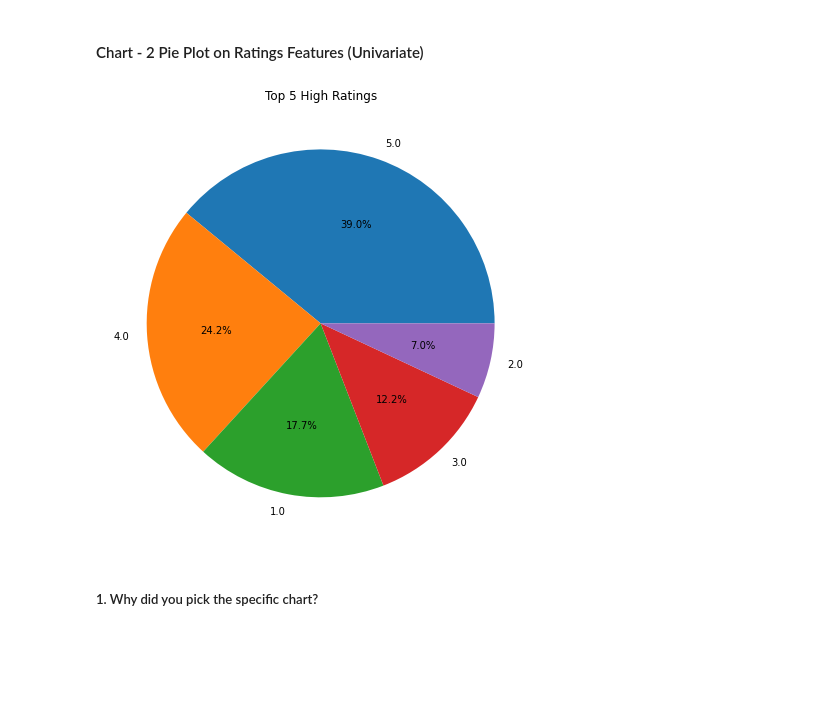
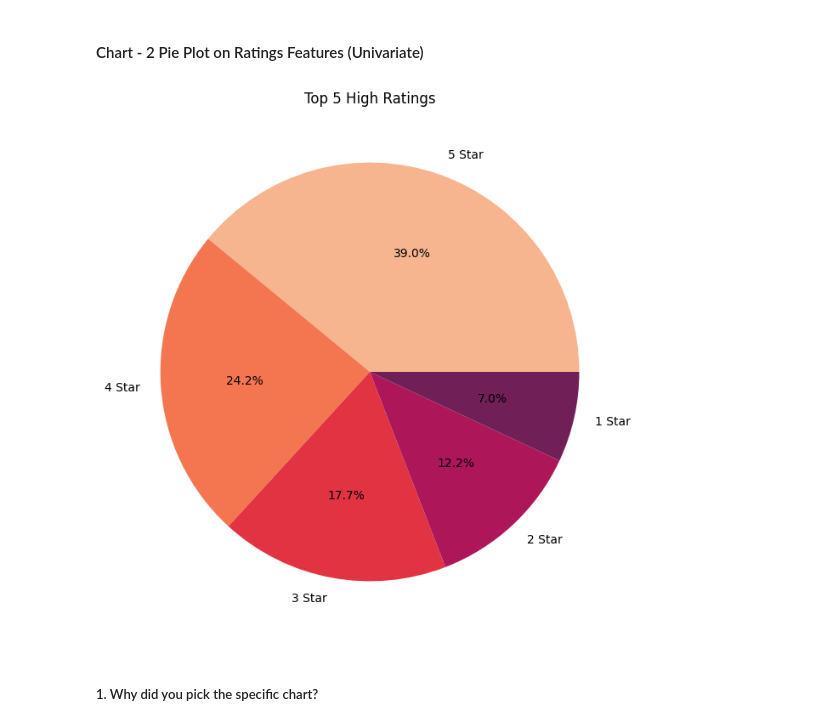
Before and after one commit to v1git12/Capstone-Project-4-Zomato-Restraurant-Clustering-And-Sentiment-Analysis, a Jupyter notebook: Zomato_Restaurant_Clustering_&_Sentiment_Analysis.ipynb, the cells around one changed output. Drawn from its saved outputs; the diff is of its cells as text; code cells hidden in the pictures; blank space fills up the shorter version.

```diff
--- a/Zomato_Restaurant_Clustering_&_Sentiment_Analysis.ipynb
+++ b/Zomato_Restaurant_Clustering_&_Sentiment_Analysis.ipynb
@@ -1053,20 +1065,22 @@ Cost is the important factor for any business. But from this visualisation, we a
 # %%
 # Chart - 2 visualization code
 # Pie Plot of Total count of ratings from 1 star to 5 star
 
 # ratings_df = reviews_df['Rating'].value_counts().reset_index()
 # ratings_df.rename(columns={'index': 'Ratings(1-5)'}, inplace=True)
 # ratings_df.rename(columns={'Rating': 'Count'}, inplace=True)
 # ratings_df
 
 plt.figure(figsize=(15,8))
 x_label = reviews_df['Rating'].value_counts().index
 y_label = reviews_df['Rating'].value_counts().values
-plt.pie(x = y_label[:5], labels = x_label[:5], autopct='%1.1f%%')
+palette_color = sns.color_palette('rocket_r')
+keys = [ '5 Star', '4 Star', '3 Star', '2 Star', '1 Star']
+plt.pie(x = y_label[:5], labels = keys, autopct='%1.1f%%', colors=palette_color)
 plt.title('Top 5 High Ratings', color= 'black')
 plt.show()
 # %% [output]
-[figure, old version]
+[figure, new version]
 # %% [markdown]
 ##### 1. Why did you pick the specific chart?
 # %% [markdown]
```
Also changed, not shown: parts of 47 cells of this notebook.
